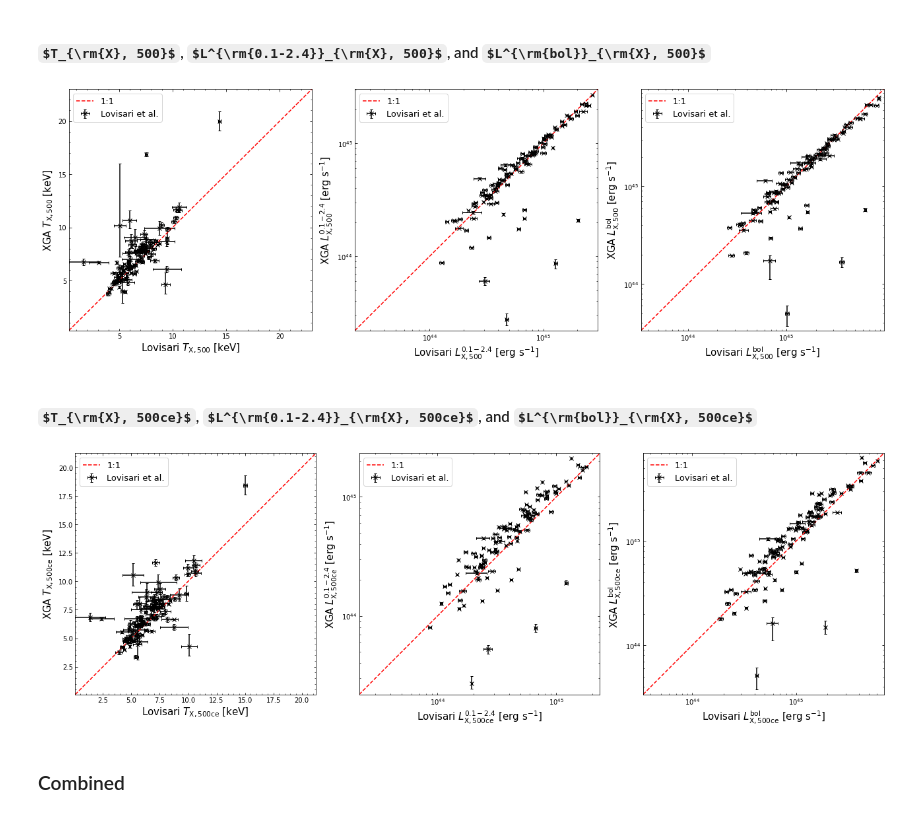
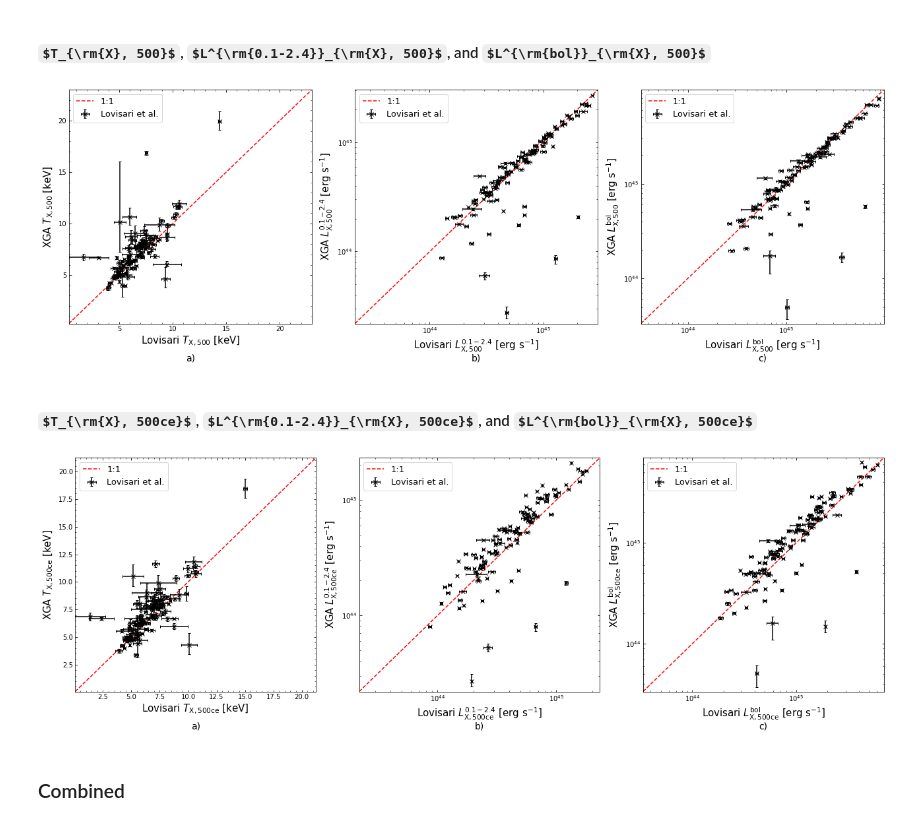
Before and after one commit to DavidT3/XCS-Mass-Paper-I-Analysis, a Jupyter notebook: temp_lum_comparisons.ipynb, the cells around one changed output. Saved outputs shown, nothing was run; the diff lists cells and outputs as text; code cells hidden in the pictures; some formulas as TeX source.

```diff
--- a/temp_lum_comparisons.ipynb
+++ b/temp_lum_comparisons.ipynb
@@ -472,12 +496,19 @@ We directly compare temperatures and luminosities measured by LoCuSS - specifica
 # %%
 fig, ax_arr = plt.subplots(ncols=2, figsize=(12, 6))
 
+# Setting the y-position and font size of the a, b, and c labels that are added below the subplots
+sublabel_ypos = -0.15
+sublabel_fsize = 14
+
 # Iterating through the array of axes objects, setting up the ticks
-for ax in ax_arr:
+for ax_ind, ax in enumerate(ax_arr):
     # Turning on minor ticks and setting it up so they all point inwards - also turn on ticks on the
     #  top and right axis lines
     ax.minorticks_on()
     ax.tick_params(which='both', top=True, right=True, direction='in')
+    # Add the a, b, c, etc labels below the axes
+    ax.text(0.5, sublabel_ypos, s='{})'.format(chr(97+ax_ind)), horizontalalignment='center',
+            verticalalignment='center', transform=ax.transAxes, fontsize=sublabel_fsize)
 
 # Setting the leftmost axis to be current
 plt.sca(ax_arr[0])
@@ -487,8 +518,8 @@ t_lims = find_lims(loclit_tx, locuss_txce, buffer=0.1).value
 # Also using the limits to set up a one to one line
 # Then plotting the temperature comparison points
 plt.plot(t_lims, t_lims, linestyle='dashed', color='red', label="1:1")
-plt.errorbar(loclit_tx[:, 0].value, locuss_txce[:, 0].value, xerr=[loclit_tx[:, 1].value, loclit_tx[:, 2].value],
-             yerr=[locuss_txce[:, 1].value, locuss_txce[:, 2].value], fmt="kx", capsize=2,
+plt.errorbar(loclit_tx[:, 0].value, locuss_txce[:, 0].value, xerr=loclit_tx[:, 1:].T.value,
+             yerr=locuss_txce[:, 1:].T.value, fmt="kx", capsize=2,
              label=r"LoCuSS High-$L_{\rm{X}}$")
 # Setting axis limits
 plt.xlim(t_lims)
@@ -503,7 +534,7 @@ plt.sca(ax_arr[1])
 l_lims = find_lims(loclit_lxbol, locuss_lxbol, buffer=0.1).value
 plt.plot(l_lims, l_lims, linestyle='dashed', color='red', label="1:1")
 plt.errorbar(loclit_lxbol[:, 0].value, locuss_lxbol[:, 0].value, xerr=loclit_lxbol[:, 1].value,
-             yerr=[locuss_lxbol[:, 1].value, locuss_lxbol[:, 2].value], fmt="kx", capsize=2,
+             yerr=locuss_lxbol[:, 1:].T.value, fmt="kx", capsize=2,
              label=r"LoCuSS High-$L_{\rm{X}}$")
 plt.xlim(l_lims)
 plt.ylim(l_lims)
@@ -517,6 +548,6 @@ plt.legend(loc='best', fontsize=13)
 
 plt.tight_layout()
 
-plt.savefig("non_paper_figures/locuss_prop_comp.pdf")
+plt.savefig("non_paper_figures/locuss_Txce_Lxbol_comp.pdf")
 plt.show()
 # %% [output]
@@ -530,12 +561,19 @@ This compares the temperatures and luminosities (both within $R_{500}$ and core-
 # %%
 fig, ax_arr = plt.subplots(ncols=3, figsize=(18, 6))
 
+# Setting the y-position and font size of the a, b, and c labels that are added below the subplots
+sublabel_ypos = -0.15
+sublabel_fsize = 14
+
 # Iterating through the array of axes objects, setting up the ticks
-for ax in ax_arr:
+for ax_ind, ax in enumerate(ax_arr):
     # Turning on minor ticks and setting it up so they all point inwards - also turn on ticks on the
     #  top and right axis lines
     ax.minorticks_on()
     ax.tick_params(which='both', top=True, right=True, direction='in')
+    # Add the a, b, c, etc labels below the axes
+    ax.text(0.5, sublabel_ypos, s='{})'.format(chr(97+ax_ind)), horizontalalignment='center',
+            verticalalignment='center', transform=ax.transAxes, fontsize=sublabel_fsize)
 
 # Setting the leftmost axis to be current
 plt.sca(ax_arr[0])
@@ -545,8 +583,8 @@ t_lims = find_lims(lovlit_tx, lovisari_tx, buffer=0.1).value
 # Also using the limits to set up a one to one line
 # Then plotting the temperature comparison points
 plt.plot(t_lims, t_lims, linestyle='dashed', color='red', label="1:1")
-plt.errorbar(lovlit_tx[:, 0].value, lovisari_tx[:, 0].value, xerr=[lovlit_tx[:, 1].value, lovlit_tx[:, 2].value],
-             yerr=[lovisari_tx[:, 1].value, lovisari_tx[:, 2].value], fmt="kx", capsize=2,
+plt.errorbar(lovlit_tx[:, 0].value, lovisari_tx[:, 0].value, xerr=lovlit_tx[:, 1:].T.value,
+             yerr=lovisari_tx[:, 1:].T.value, fmt="kx", capsize=2,
              label="Lovisari et al.")
 # Setting axis limits
 plt.xlim(t_lims)
@@ -562,8 +600,8 @@ l_lims = find_lims(lovlit_lx124, lovisari_lx, buffer=0.1).value
 
 plt.plot(l_lims, l_lims, linestyle='dashed', color='red', label="1:1")
 plt.errorbar(lovlit_lx124[:, 0].value, lovisari_lx[:, 0].value,
-             xerr=[lovlit_lx124[:, 1].value, lovlit_lx124[:, 2].value],
-             yerr=[lovisari_lx[:, 1].value, lovisari_lx[:, 2].value], fmt="kx", capsize=2,
+             xerr=lovlit_lx124[:, 1:].T.value,
+             yerr=lovisari_lx[:, 1:].T.value, fmt="kx", capsize=2,
              label="Lovisari et al.")
 plt.xlim(l_lims)
 plt.ylim(l_lims)
@@ -580,8 +618,8 @@ l_lims = find_lims(lovlit_lxbol, lovisari_lxbol, buffer=0.1).value
 
 plt.plot(l_lims, l_lims, linestyle='dashed', color='red', label="1:1")
 plt.errorbar(lovlit_lxbol[:, 0].value, lovisari_lxbol[:, 0].value,
-             xerr=[lovlit_lxbol[:, 1].value, lovlit_lxbol[:, 2].value],
-             yerr=[lovisari_lxbol[:, 1].value, lovisari_lxbol[:, 2].value], fmt="kx", capsize=2,
+             xerr=lovlit_lxbol[:, 1:].T.value,
+             yerr=lovisari_lxbol[:, 1:].T.value, fmt="kx", capsize=2,
              label="Lovisari et al.")
 plt.xlim(l_lims)
 plt.ylim(l_lims)
@@ -595,21 +633,28 @@ plt.legend(loc='best', fontsize=13)
 
 plt.tight_layout()
 
-plt.savefig("non_paper_figures/lovisari_prop_comp.pdf")
+plt.savefig("non_paper_figures/lovisari_Tx_Lxb_Lx124_comp.pdf")
 plt.show()
 # %% [output]
-[figure, old version]
+[figure, new version]
 # %% [markdown]
 #### $T_{\rm{X}, 500ce}$, $L^{\rm{0.1-2.4}}_{\rm{X}, 500ce}$, and $L^{\rm{bol}}_{\rm{X}, 500ce}$
 # %%
 fig, ax_arr = plt.subplots(ncols=3, figsize=(18, 6))
 
+# Setting the y-position and font size of the a, b, and c labels that are added below the subplots
+sublabel_ypos = -0.15
+sublabel_fsize = 14
+
 # Iterating through the array of axes objects, setting up the ticks
-for ax in ax_arr:
+for ax_ind, ax in enumerate(ax_arr):
     # Turning on minor ticks and setting it up so they all point inwards - also turn on ticks on the
     #  top and right axis lines
     ax.minorticks_on()
     ax.tick_params(which='both', top=True, right=True, direction='in')
+    # Add the a, b, c, etc labels below the axes
+    ax.text(0.5, sublabel_ypos, s='{})'.format(chr(97+ax_ind)), horizontalalignment='center',
+            verticalalignment='center', transform=ax.transAxes, fontsize=sublabel_fsize)
 
 # Setting the leftmost axis to be current
 plt.sca(ax_arr[0])
@@ -620,8 +665,8 @@ t_lims = find_lims(lovlit_txce, lovisari_txce, buffer=0.1).value
 # Then plotting the temperature comparison points
 plt.plot(t_lims, t_lims, linestyle='dashed', color='red', label="1:1")
 plt.errorbar(lovlit_txce[:, 0].value, lovisari_txce[:, 0].value,
-             xerr=[lovlit_txce[:, 1].value, lovlit_txce[:, 2].value],
-             yerr=[lovisari_txce[:, 1].value, lovisari_txce[:, 2].value], fmt="kx", capsize=2,
+             xerr=lovlit_txce[:, 1:].T.value,
+             yerr=lovisari_txce[:, 1:].T.value, fmt="kx", capsize=2,
              label="Lovisari et al.")
 # Setting axis limits
 plt.xlim(t_lims)
@@ -637,43 +682,43 @@ l_lims = find_lims(lovlit_lx124ce, lovisari_lxce, buffer=0.1).value
 
 plt.plot(l_lims, l_lims, linestyle='dashed', color='red', label="1:1")
 plt.errorbar(lovlit_lx124ce[:, 0].value, lovisari_lxce[:, 0].value,
-             xerr=[lovlit_lx124ce[:, 1].value, lovlit_lx124ce[:, 2].value],
-             yerr=[lovisari_lxce[:, 1].value, lovisari_lxce[:, 2].value], fmt="kx", capsize=2,
+             xerr=lovlit_lx124ce[:, 1:].T.value,
+             yerr=lovisari_lxce[:, 1:].T.value, fmt="kx", capsize=2,
              label="Lovisari et al.")
 plt.xlim(l_lims)
 plt.ylim(l_lims)
 
 plt.xscale('log')
 plt.yscale('log')
 
 plt.xlabel(r"Lovisari $L^{\rm{0.1-2.4}}_{\rm{X, 500ce}}$ [erg s$^{-1}$]", fontsize=15)
 plt.ylabel(r"XGA $L^{\rm{0.1-2.4}}_{\rm{X, 500ce}}$ [erg s$^{-1}$]", fontsize=15)
 plt.legend(loc='best', fontsize=13)
 
 plt.sca(ax_arr[2])
 l_lims = find_lims(lovlit_lxbolce, lovisari_lxbolce, buffer=0.1).value
 
 plt.plot(l_lims, l_lims, linestyle='dashed', color='red', label="1:1")
 plt.errorbar(lovlit_lxbolce[:, 0].value, lovisari_lxbolce[:, 0].value,
-             xerr=[lovlit_lxbolce[:, 1].value, lovlit_lxbolce[:, 2].value],
-             yerr=[lovisari_lxbolce[:, 1].value, lovisari_lxbolce[:, 2].value], fmt="kx", capsize=2,
+             xerr=lovlit_lxbolce[:, 1:].T.value,
+             yerr=lovisari_lxbolce[:, 1:].T.value, fmt="kx", capsize=2,
              label="Lovisari et al.")
 plt.xlim(l_lims)
 plt.ylim(l_lims)
 
 plt.xscale('log')
 plt.yscale('log')
 
 plt.xlabel(r"Lovisari $L^{\rm{bol}}_{\rm{X, 500ce}}$ [erg s$^{-1}$]", fontsize=15)
 plt.ylabel(r"XGA $L^{\rm{bol}}_{\rm{X, 500ce}}$ [erg s$^{-1}$]", fontsize=15)
 plt.legend(loc='best', fontsize=13)
 
 plt.tight_layout()
 
-plt.savefig("non_paper_figures/lovisari_core-excised_prop_comp.pdf")
+plt.savefig("non_paper_figures/lovisari_Tx_Lxb_Lx124_ce_comp.pdf")
 plt.show()
 # %% [output]
-[figure, old version]
+[figure, new version]
 # %% [markdown]
 ### Combined
 # %% [markdown]
```
Also changed, not shown: parts of 8 cells of this notebook, 8 other files.
